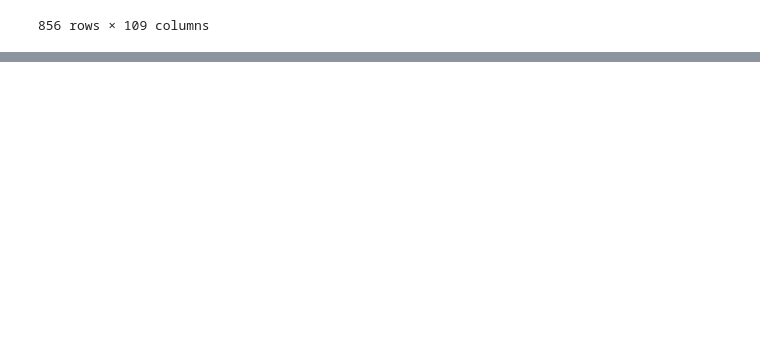
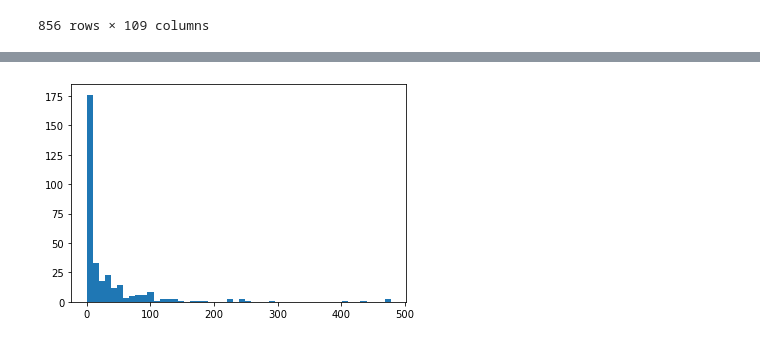
Before and after one commit to YurchenkoPO/McKinsey_Severstal_Hack_2022, a Jupyter notebook: notebooks/leha.ipynb, the cells around one changed output, grey strips where cells are left out. Drawn from its saved outputs; the diff is of its cells as text; code cells hidden in the pictures; blank space fills up the shorter version.

```diff
--- a/notebooks/leha.ipynb
+++ b/notebooks/leha.ipynb
@@ -120,0 +220,2 @@ df_1
+# %%
+df = df_1[df_1['year'] == '2021']
@@ -120,0 +226,2 @@ df_1
+# %%
+df = df.drop(columns=list(set(factors_2020) & set(df.columns.tolist())))
@@ -120,0 +449,4 @@ df_1
+# %%
+_ = plt.hist(df['Кол-во раз ПДЗ за -1 год, шт.'].values, bins=50)
+# %% [output]
+[figure, added]
```
Also changed, not shown: parts of 55 cells of this notebook.
